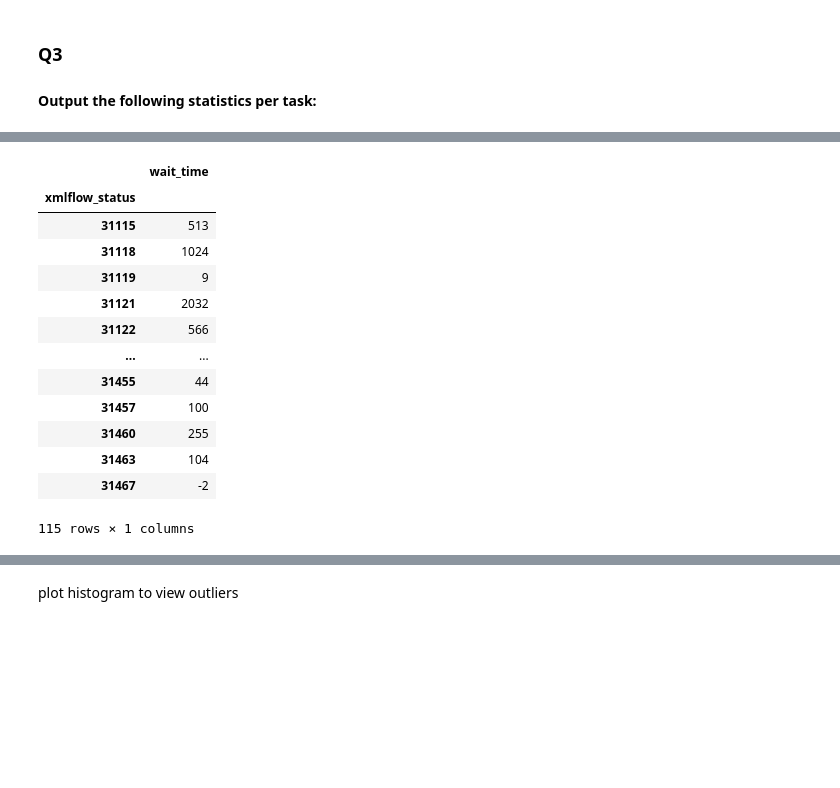
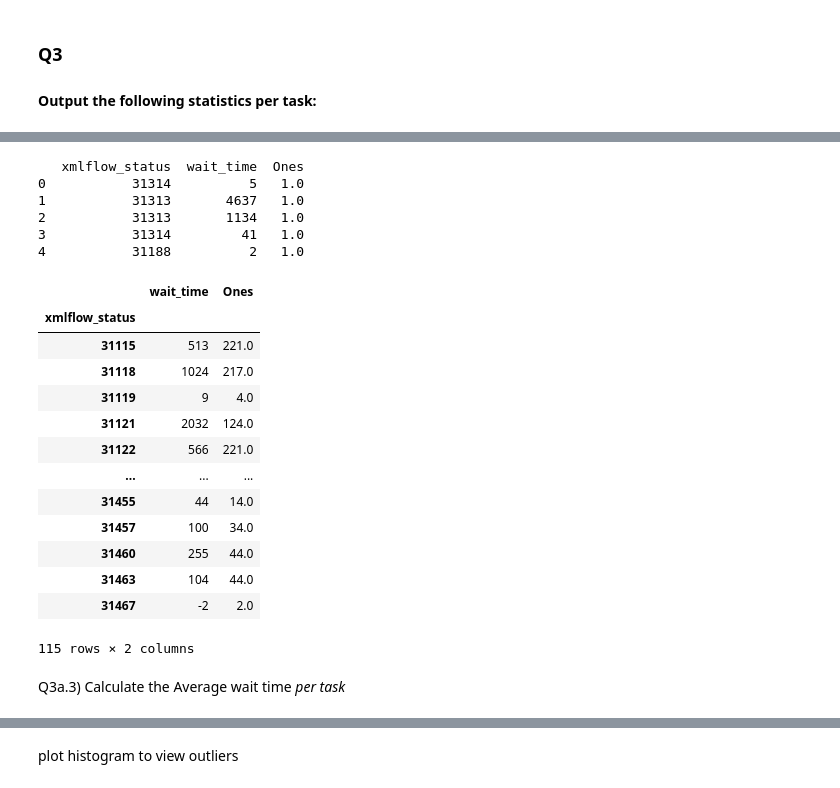
Before and after one commit to ash-111/Technical-Assignment---April-5, a Jupyter notebook: Code_v2.ipynb, the cells around one changed output, grey strips where cells are left out. Drawn from its saved outputs; the diff is of its cells as text; code cells hidden in the pictures; blank space fills up the shorter version.

```diff
--- a/Code_v2.ipynb
+++ b/Code_v2.ipynb
@@ -138,18 +136,36 @@ Combine/Add the wait times of entries under the same task.
-# %%
-df_waitTimePerTask = df2.groupby('xmlflow_status').sum()
-df_waitTimePerTask
-# %% [output]
-|  | wait_time |
-| xmlflow_status |  |
-| 31115 | 513 |
-| 31118 | 1024 |
-| 31119 | 9 |
-| 31121 | 2032 |
-| 31122 | 566 |
-| ... | ... |
-| 31455 | 44 |
-| 31457 | 100 |
-| 31460 | 255 |
-| 31463 | 104 |
-| 31467 | -2 |
-115 rows × 1 columns
+# %%
+# Add the wait times of the entries under the same task
+
+# To calculate the average we need to know the number of entries per task.
+# To do this create an extra column of 1s. This is done so that when the row with
+# the same task are added together, we can see how many entries there were per task.
+
+# Using DataFrame.insert() to add a column
+df2.insert(2, "Ones", np.ones(df2.shape[0]), True)
+print(df2.head())
+
+df_waitTimePerTask = df2.groupby('xmlflow_status').sum()
+df_waitTimePerTask
+# %% [output]
+   xmlflow_status  wait_time  Ones
+0           31314          5   1.0
+1           31313       4637   1.0
+2           31313       1134   1.0
+3           31314         41   1.0
+4           31188          2   1.0
+|  | wait_time | Ones |
+| xmlflow_status |  |  |
+| 31115 | 513 | 221.0 |
+| 31118 | 1024 | 217.0 |
+| 31119 | 9 | 4.0 |
+| 31121 | 2032 | 124.0 |
+| 31122 | 566 | 221.0 |
+| ... | ... | ... |
+| 31455 | 44 | 14.0 |
+| 31457 | 100 | 34.0 |
+| 31460 | 255 | 44.0 |
+| 31463 | 104 | 44.0 |
+| 31467 | -2 | 2.0 |
+115 rows × 2 columns
+# %% [markdown]
+Q3a.3) Calculate the Average wait time *per task*
```
Also changed, not shown: parts of 28 cells of this notebook.
